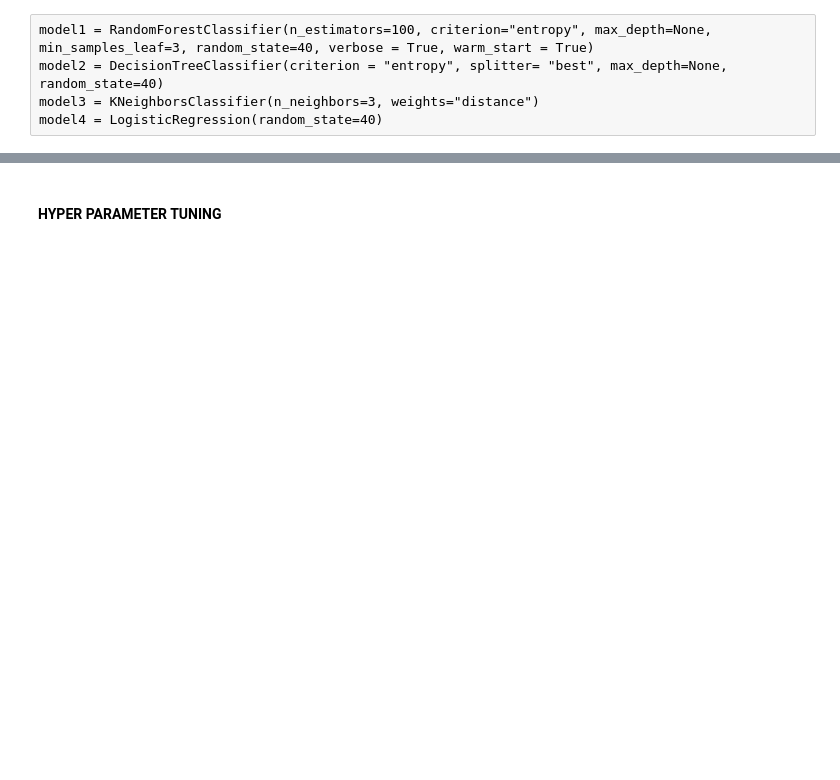
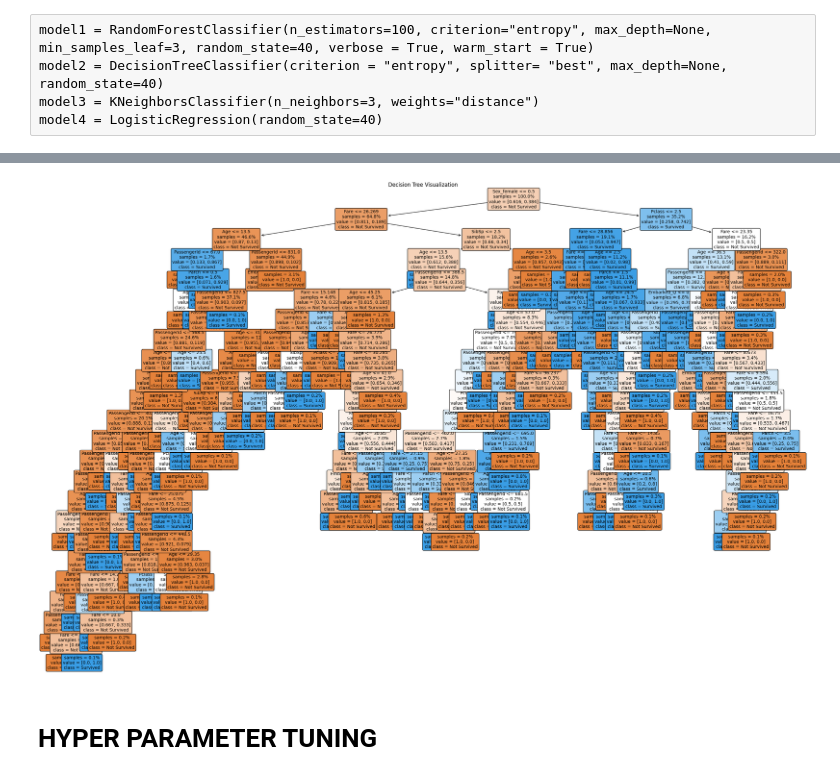
Before and after one commit to KR-16/Titanic_CSE5334, a Jupyter notebook: titanic_model.ipynb, the cells around one changed output, grey strips where cells are left out. Drawn from its saved outputs; the diff is of its cells as text; code cells hidden in the pictures; blank space fills up the shorter version.

Commit message:
Hyper parameter tuning, modelling with best param

```diff
--- a/titanic_model.ipynb
+++ b/titanic_model.ipynb
@@ -312,4 +379,11 @@ Please also refer to the documentation for alternative solver options:
+# %%
+plt.figure(figsize=(30,20))
+plot_tree(classifiers["Decision Tree"], feature_names=X.columns, filled=True, rounded=True, class_names=["Not Survived", "Survived"], fontsize=10, impurity=False, proportion=True)
+plt.title('Decision Tree Visualization')
+plt.show()
+# %% [output]
+[figure, added]
 # %% [markdown]
-#### HYPER PARAMETER TUNING
+# HYPER PARAMETER TUNING
 # %%
 from sklearn.model_selection import GridSearchCV
```
Also changed, not shown: parts of 26 cells of this notebook.
